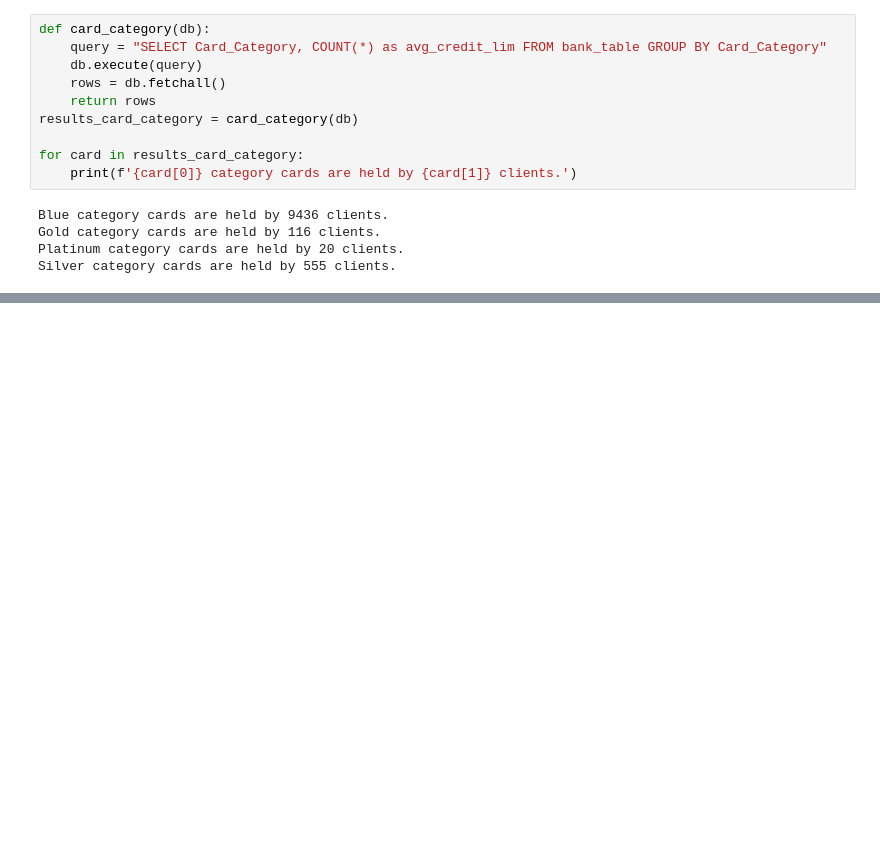
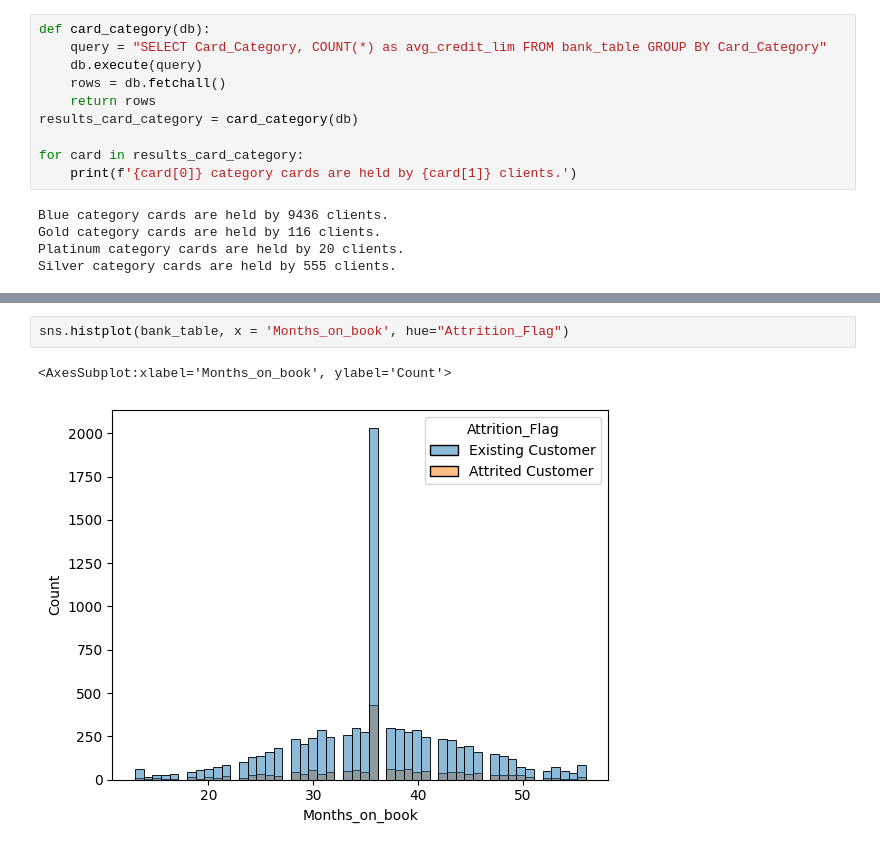
Before and after one commit to mercedesf17/sql_bank_analysis, a Jupyter notebook: sql_queries.ipynb, the cells around one changed output, grey strips where cells are left out. Cells and saved outputs as stored; diff of their text form; blank space fills up the shorter version.

```diff
--- a/sql_queries.ipynb
+++ b/sql_queries.ipynb
@@ -145,0 +229,5 @@ Silver category cards are held by 555 clients.
+# %%
+sns.histplot(bank_table, x = 'Months_on_book', hue="Attrition_Flag")
+# %% [output]
+<AxesSubplot:xlabel='Months_on_book', ylabel='Count'>
+[figure, added]
```
Also changed, not shown: parts of 15 cells of this notebook.
